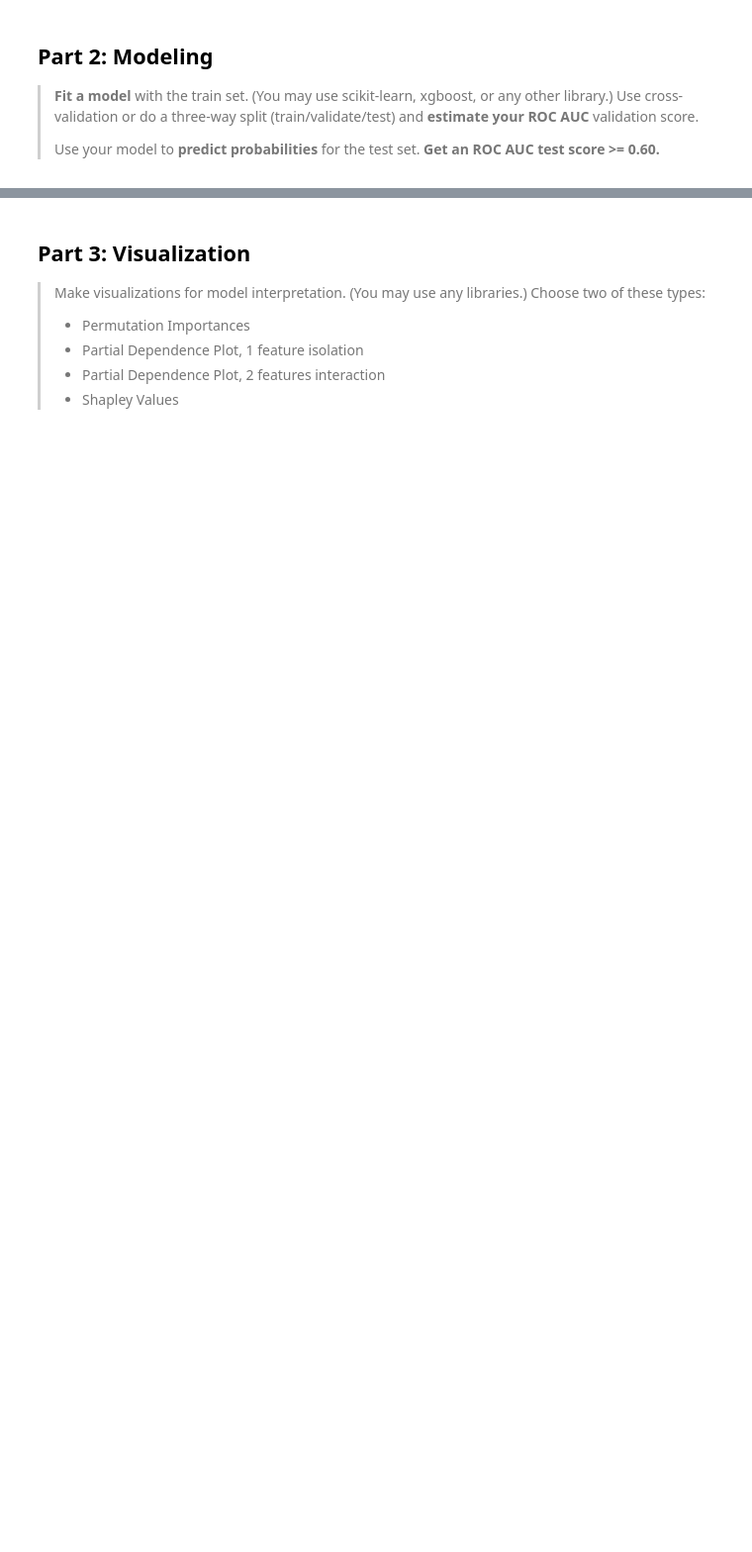
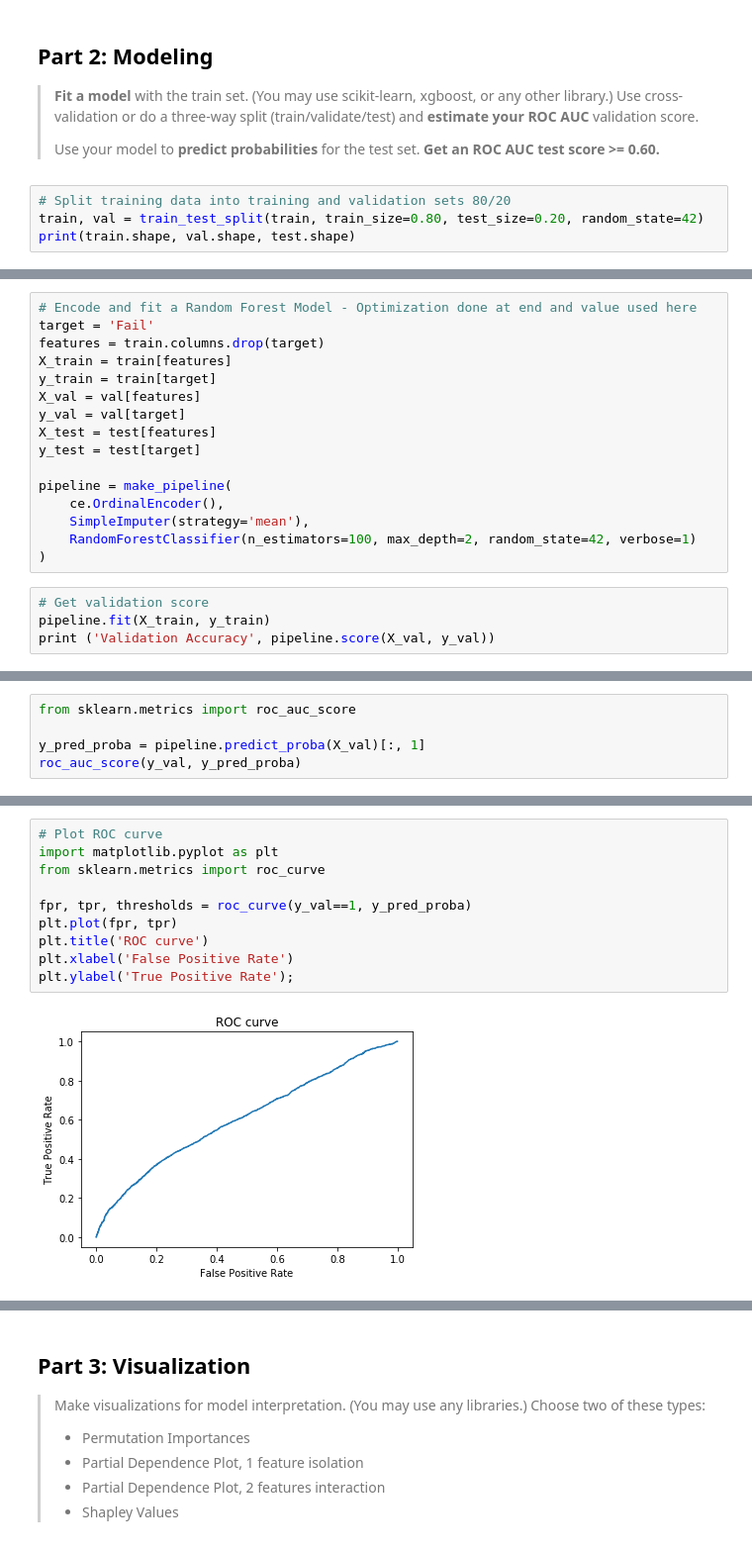
Before and after one commit to JimKing100/DS-Unit-2-Applied-Modeling, a Jupyter notebook: DS_Sprint_Challenge_7.ipynb, the cells around one changed output, grey strips where cells are left out. Shown at 99% size. Cells and saved outputs as stored; diff of their text form; blank space fills up the shorter version.

```diff
--- a/DS_Sprint_Challenge_7.ipynb
+++ b/DS_Sprint_Challenge_7.ipynb
@@ -78,3 +184,7 @@ _To earn a score of 3 for this part, make all four of these visualization types.
 > **Fit a model** with the train set. (You may use scikit-learn, xgboost, or any other library.) Use cross-validation or do a three-way split (train/validate/test) and **estimate your ROC AUC** validation score.
 >
 > Use your model to **predict probabilities** for the test set. **Get an ROC AUC test score >= 0.60.**
+# %%
+# Split training data into training and validation sets 80/20
+train, val = train_test_split(train, train_size=0.80, test_size=0.20, random_state=42)
+print(train.shape, val.shape, test.shape)
@@ -80,0 +193,20 @@ _To earn a score of 3 for this part, make all four of these visualization types.
+# %%
+# Encode and fit a Random Forest Model - Optimization done at end and value used here
+target = 'Fail'
+features = train.columns.drop(target)
+X_train = train[features]
+y_train = train[target]
+X_val = val[features]
+y_val = val[target]
+X_test = test[features]
+y_test = test[target]
+
+pipeline = make_pipeline(
+    ce.OrdinalEncoder(),
+    SimpleImputer(strategy='mean'),
+    RandomForestClassifier(n_estimators=100, max_depth=2, random_state=42, verbose=1)
+)
+# %%
+# Get validation score
+pipeline.fit(X_train, y_train)
+print ('Validation Accuracy', pipeline.score(X_val, y_val))
@@ -80,0 +219,5 @@ _To earn a score of 3 for this part, make all four of these visualization types.
+# %%
+from sklearn.metrics import roc_auc_score
+
+y_pred_proba = pipeline.predict_proba(X_val)[:, 1]
+roc_auc_score(y_val, y_pred_proba)
@@ -80,0 +228,12 @@ _To earn a score of 3 for this part, make all four of these visualization types.
+# %%
+# Plot ROC curve
+import matplotlib.pyplot as plt
+from sklearn.metrics import roc_curve
+
+fpr, tpr, thresholds = roc_curve(y_val==1, y_pred_proba)
+plt.plot(fpr, tpr)
+plt.title('ROC curve')
+plt.xlabel('False Positive Rate')
+plt.ylabel('True Positive Rate');
+# %% [output]
+[figure, added]
```
Also changed, not shown: parts of 14 cells of this notebook.
